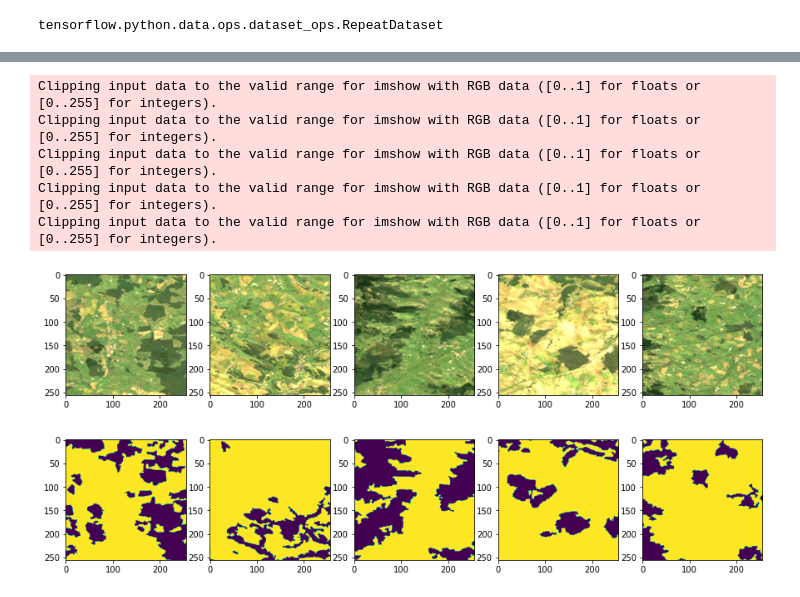
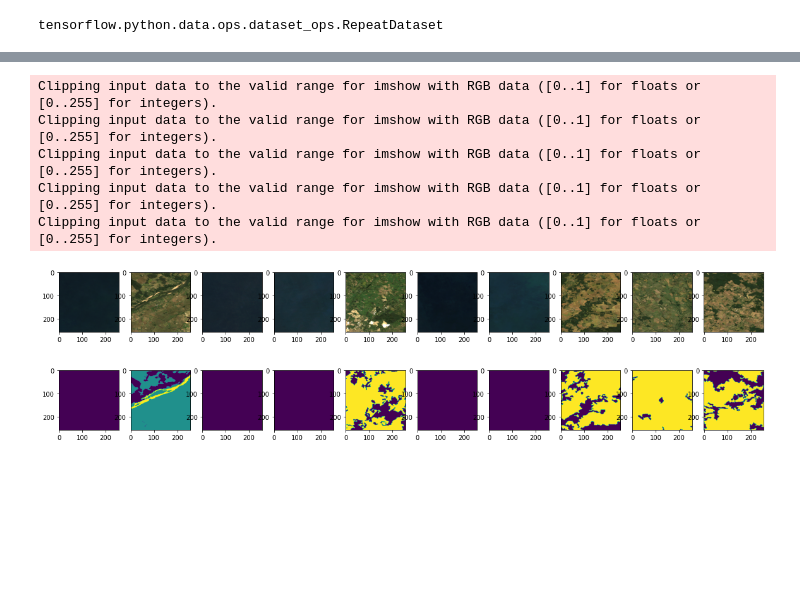
Before and after one commit to TheChwal/forest_guard, a Jupyter notebook: notebooks/JPRezler_model.ipynb, the cells around one changed output, grey strips where cells are left out. Drawn from its saved outputs; the diff is of its cells as text; code cells hidden in the pictures; blank space fills up the shorter version.

```diff
--- a/notebooks/JPRezler_model.ipynb
+++ b/notebooks/JPRezler_model.ipynb
@@ -102,7 +102,7 @@ map
 # %% [markdown]
 #### Target
 # %%
-jaxa = ee.ImageCollection('JAXA/ALOS/PALSAR/YEARLY/FNF').filterDate('2017-01-01', '2017-12-31').median()
+jaxa = ee.ImageCollection('JAXA/ALOS/PALSAR/YEARLY/FNF').filterDate('2015-01-01', '2017-12-31').median()
 
 jaxa_norm = jaxa.divide(100).float()
 
@@ -171,3 +157,11 @@ trainingPolys.getInfo()
+# %%
+# create our own areas of interests
+# training features collection
+rect_train_2 = ee.Geometry.Rectangle([-3.3322638872392663, 46.018501274019656, 1.8532829877607337,47.538140979662714])
+trainingPolys_2 = ee.FeatureCollection([rect_train_2])
+# eval features collections
+rect_eval_2 = ee.Geometry.Rectangle([-4.019787418788643,42.60854105407055, 0.6384157062113571,45.219627477903565])
+evalPolys_2= ee.FeatureCollection([rect_eval_2])
 # %%
 ###################################################
 ###   DEFINE OUR COLLECTSIONS OF AREAS OF INTEREST
@@ -217,8 +211,8 @@ ee.Geometry({
 ### Export data TFRecords
 # %%
 # Convert the feature collections to lists for iteration.
-trainingPolysList = trainingPolys.toList(trainingPolys.size())
-evalPolysList = evalPolys.toList(evalPolys.size())
+trainingPolysList = trainingPolys_2.toList(trainingPolys_2.size())
+evalPolysList = evalPolys_2.toList(evalPolys_2.size())
 
 # These numbers determined experimentally.
 n = 2 # Number of shards in each polygon.
@@ -226,7 +220,7 @@ N = 20 # Total sample size in each polygon.
 
 # Export all the training data (in many pieces), with one task
 # per geometry.
-for g in range(trainingPolys.size().getInfo()):
+for g in range(trainingPolys_2.size().getInfo()):
     geomSample = ee.FeatureCollection([])
     for i in range(n):
         print(i)
@@ -265,7 +259,7 @@ for g in range(trainingPolys.size().getInfo()):
 # print('Done!')
 
 # Export all the evaluation data.
-for g in range(evalPolys.size().getInfo()):
+for g in range(evalPolys_2.size().getInfo()):
     geomSample = ee.FeatureCollection([])
     for i in range(n):
         sample = arrays.sample(
@@ -441,0 +453,2 @@ array([[0.0601 , 0.05725, 0.0408 , ..., 0.06645, 0.06645, 0.0697 ],
+# %%
+training_images , training_labels = iter(training).next()
@@ -442,21 +513,21 @@ array([[0.0601 , 0.05725, 0.0408 , ..., 0.06645, 0.06645, 0.0697 ],
 # %%
-fig = plt.figure(figsize=(15,7))
+fig = plt.figure(figsize=(20,10))
 
-for i in range(5):
-    plt.subplot(1, 5, i+1 )
-    plt.imshow(np.flip(images[i, :, : , 1:4].numpy(), axis=2)*10)
+for i in range(10):
+    plt.subplot(1, 10, i+1 )
+    plt.imshow(np.flip(training_images[i, :, : , 1:4].numpy(), axis=2)*5)
 # %% [output]
 Clipping input data to the valid range for imshow with RGB data ([0..1] for floats or [0..255] for integers).
 Clipping input data to the valid range for imshow with RGB data ([0..1] for floats or [0..255] for integers).
 Clipping input data to the valid range for imshow with RGB data ([0..1] for floats or [0..255] for integers).
 Clipping input data to the valid range for imshow with RGB data ([0..1] for floats or [0..255] for integers).
 Clipping input data to the valid range for imshow with RGB data ([0..1] for floats or [0..255] for integers).
-[figure, old version]
+[figure, new version]
 # %%
-fig = plt.figure(figsize=(15,7))
+fig = plt.figure(figsize=(20,10))
 
-for i in range(5):
-    plt.subplot(1,5,i+1)
-    plt.imshow(labels[i, :, : , :])
+for i in range(10):
+    plt.subplot(1,10,i+1)
+    plt.imshow(training_labels[i, :, : , :])
 # %% [output]
-[figure, old version]
+[figure, new version]
```
Also changed, not shown: parts of 48 cells of this notebook, 1 other file.
